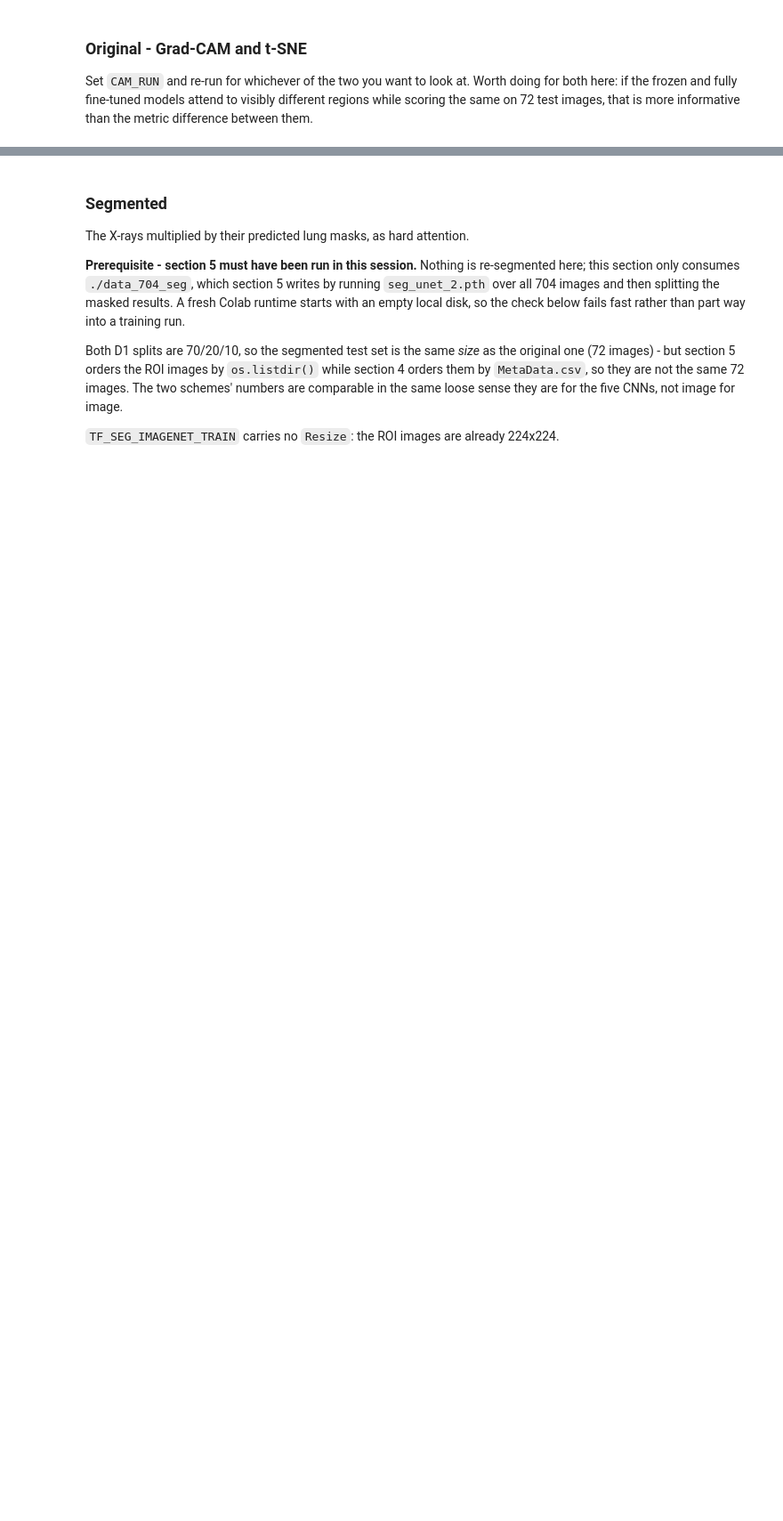
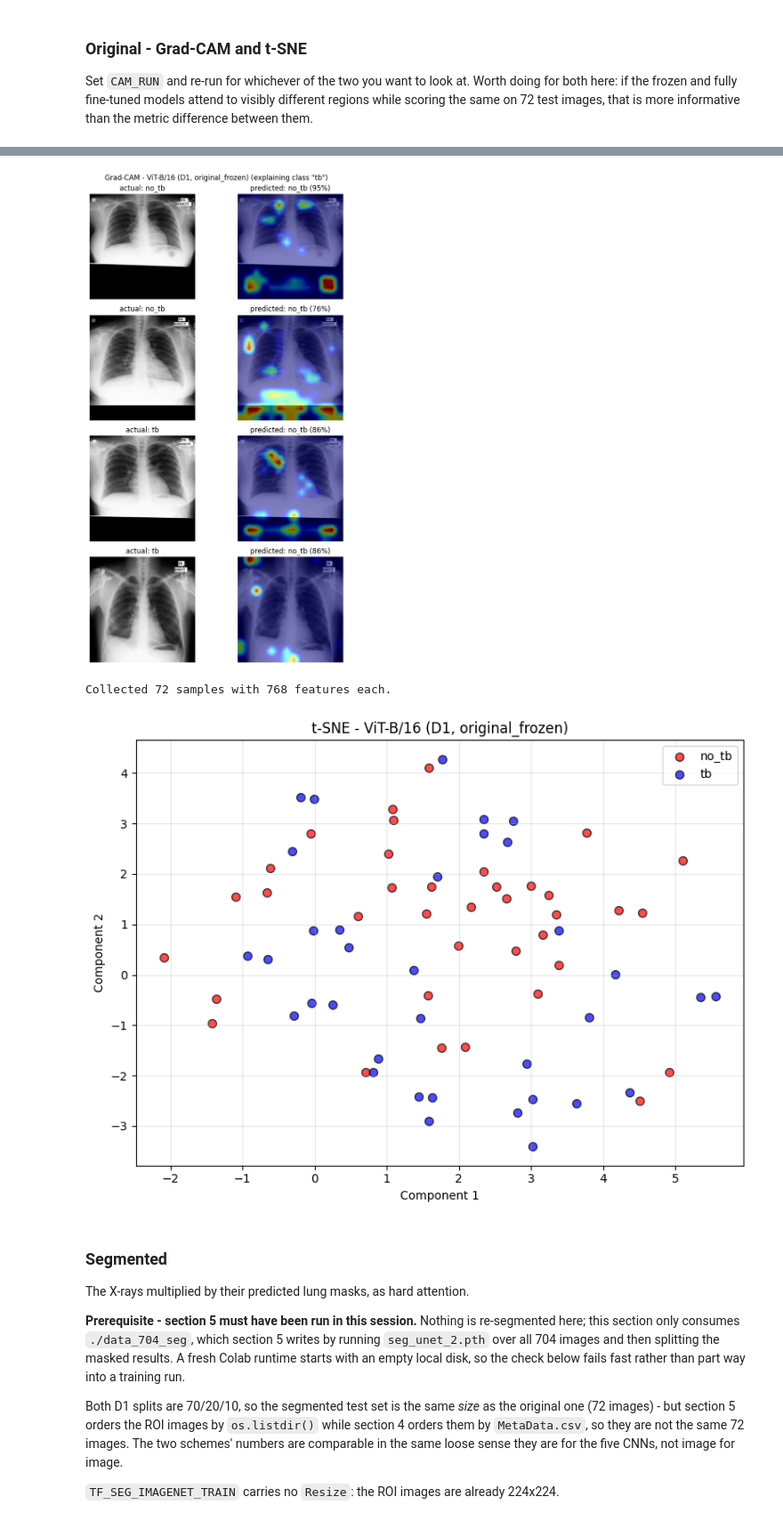
Before and after one commit to Daudi-Zacharia/msc-thesis, a Jupyter notebook: classification/clean_notebooks/d1_experiments.ipynb, the cells around one changed output, grey strips where cells are left out. Shown at 89% size. Drawn from its saved outputs; the diff is of its cells as text; code cells hidden in the pictures; blank space fills up the shorter version.

```diff
--- a/classification/clean_notebooks/d1_experiments.ipynb
+++ b/classification/clean_notebooks/d1_experiments.ipynb
@@ -1750,3 +1847,21 @@ _ = run_tsne_vit(model, test_dir, TF_IMAGENET_EVAL,
+# %%
+CAM_RUN = 'original_frozen'
+
+test_dir = os.path.join(DIR_ORIGINAL, 'test')
+
+model = load_checkpoint(VIT_CHECKPOINTS[CAM_RUN], how='state_dict',
+                        builder=lambda: build_vit_b16(),
+                        device=device)
+
+plot_gradcam_vit(model, test_dir, TF_IMAGENET_EVAL, *(IMAGENET_MEAN, IMAGENET_STD),
+                 target_class=1, title=f'ViT-B/16 (D1, {CAM_RUN})', device=device)
+
+_ = run_tsne_vit(model, test_dir, TF_IMAGENET_EVAL,
+                 title=f'ViT-B/16 (D1, {CAM_RUN})', device=device)
+# %% [output]
+[figure, added]
+Collected 72 samples with 768 features each.
+[figure, added]
 # %% [markdown]
 ### Segmented
 
```
Also changed, not shown: parts of 23 cells of this notebook.
